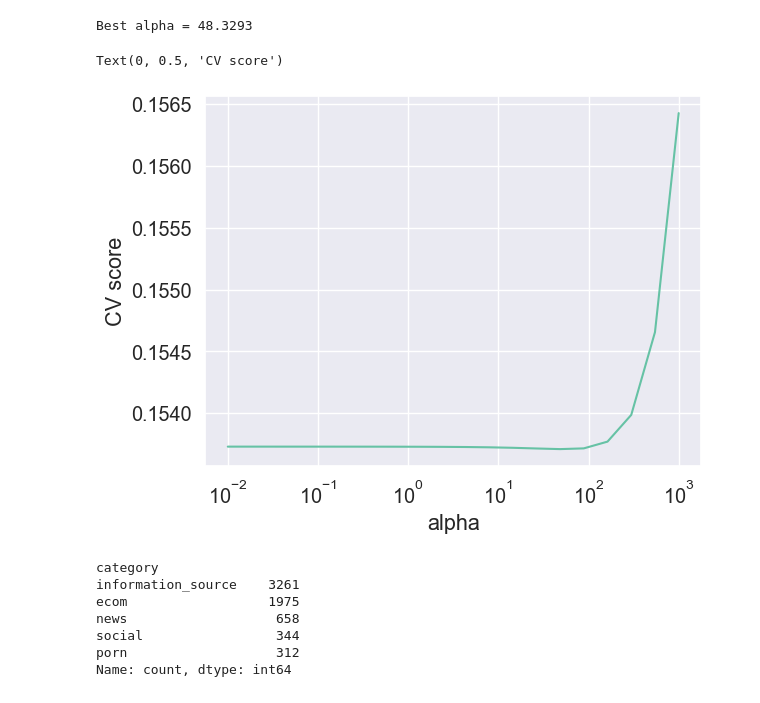
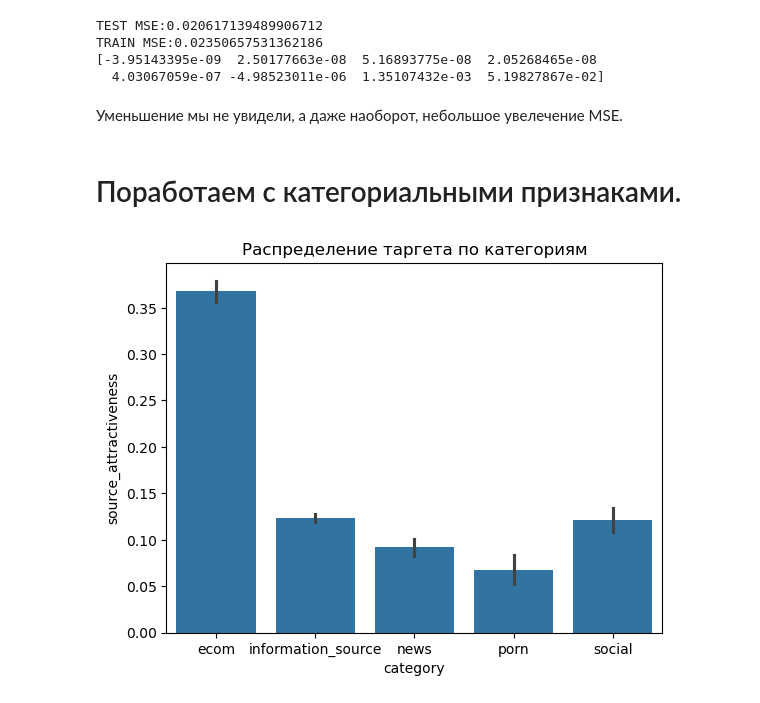
Before and after one commit to StiksXGod/MAI_ML_2024, a Jupyter notebook: lab_2/lab_2.ipynb, the cells around one changed output. Saved outputs shown, nothing was run; the diff lists cells and outputs as text; code cells hidden in the pictures.

```diff
--- a/lab_2/lab_2.ipynb
+++ b/lab_2/lab_2.ipynb
@@ -137,34 +225,32 @@ array([-6.41110309e-07, -3.92200924e-09,  2.49688581e-08,  5.16955964e-08,
-# %%
-from sklearn.model_selection import GridSearchCV
-from sklearn.preprocessing import StandardScaler
-
-scaler = StandardScaler()
-X_train_scaled = scaler.fit_transform(X_train[numeric_features])
-X_test_scaled = scaler.transform(X_test[numeric_features])
-
-
-alphas = np.logspace(-2, 3, 20)
-searcher = GridSearchCV(Ridge(), [{"alpha": alphas}], scoring="neg_root_mean_squared_error", cv=10)
-searcher.fit(X_train_scaled, y_train)
-
-best_alpha = searcher.best_params_["alpha"]
-print("Best alpha = %.4f" % best_alpha)
-
-plt.plot(alphas, -searcher.cv_results_["mean_test_score"])
-plt.xscale("log")
-plt.xlabel("alpha")
-plt.ylabel("CV score")
-# %% [output]
-Best alpha = 48.3293
-Text(0, 0.5, 'CV score')
-[figure, removed]
-# %%
-data["category"].value_counts()
-# %% [output]
-category
-information_source    3261
-ecom                  1975
-news                   658
-social                 344
-porn                   312
-Name: count, dtype: int64
+# %%
+data_clean_without_UN = data_clean.drop(columns="Unnamed: 0")
+numeric_features_UN = numeric_features.drop("Unnamed: 0")
+
+Y = data_clean_without_UN["source_attractiveness"]
+X = data_clean_without_UN.drop(columns = "source_attractiveness")
+
+X_train, x_test, Y_train, y_test = train_test_split(X,Y,test_size=0.2, random_state=10)
+
+model = Ridge()
+model.fit(X_train[numeric_features_UN],Y_train)
+y_pred = model.predict(x_test[numeric_features_UN])
+y_pred_train = model.predict(X_train[numeric_features_UN])
+
+print(f"TEST MSE:{mean_squared_error(y_pred, y_test)}")
+print(f"TRAIN MSE:{mean_squared_error(y_pred_train, Y_train)}")
+print(model.coef_)
+# %% [output]
+TEST MSE:0.020617139489906712
+TRAIN MSE:0.02350657531362186
+[-3.95143395e-09  2.50177663e-08  5.16893775e-08  2.05268465e-08
+  4.03067059e-07 -4.98523011e-06  1.35107432e-03  5.19827867e-02]
+# %% [markdown]
+Уменьшение мы не увидели, а даже наоборот, небольшое увелечение MSE.
+# %% [markdown]
+# Поработаем с категориальными признаками.
+# %%
+sns.barplot(x='category', y='source_attractiveness', data = data)
+plt.title('Распределение таргета по категориям')
+plt.show()
+# %% [output]
+[figure, added]
```
Also changed, not shown: parts of 37 cells of this notebook.
